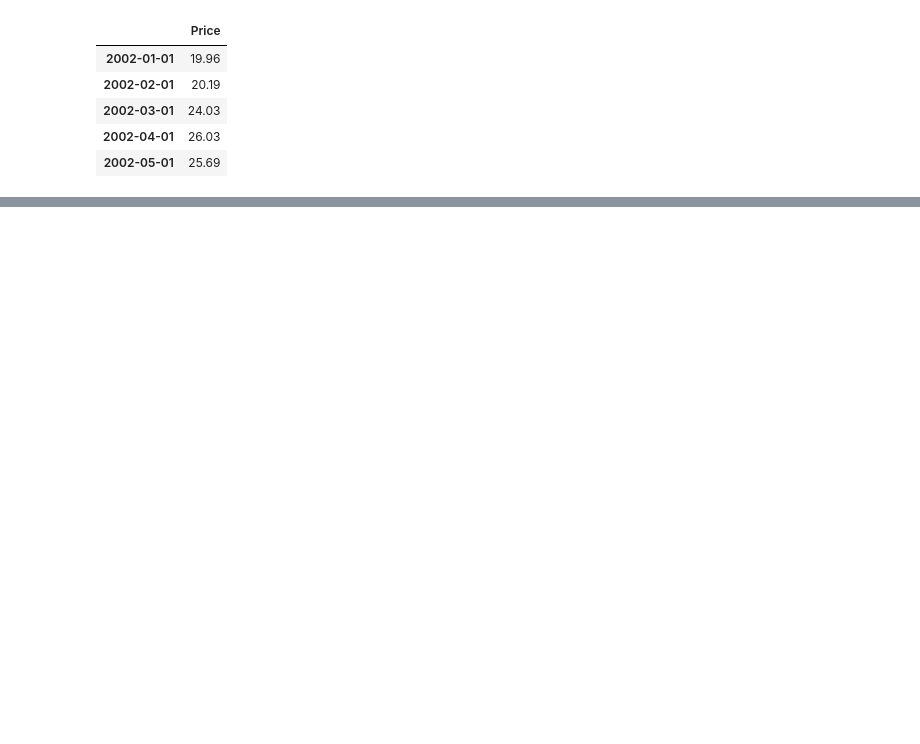
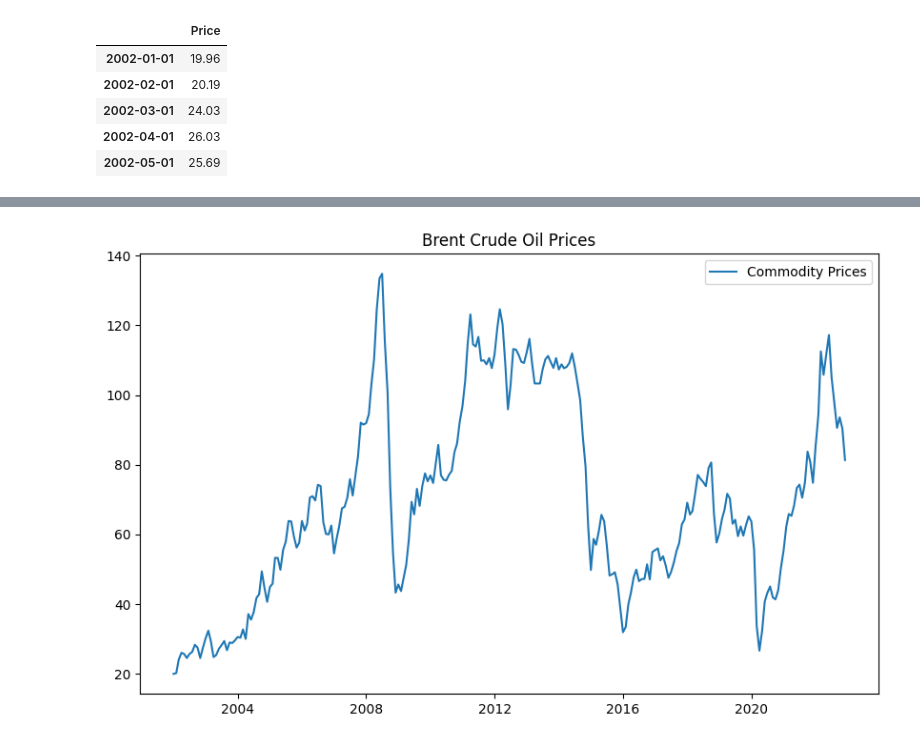
Before and after one commit to jnopareboateng/ml-library, a Jupyter notebook: crude-oil-forecast/prophet.ipynb, the cells around one changed output, grey strips where cells are left out. Drawn from its saved outputs; the diff is of its cells as text; code cells hidden in the pictures; blank space fills up the shorter version.

```diff
--- a/crude-oil-forecast/prophet.ipynb
+++ b/crude-oil-forecast/prophet.ipynb
@@ -20,3 +16,7 @@ data.head()
 | 2002-03-01 | 24.03 |
 | 2002-04-01 | 26.03 |
 | 2002-05-01 | 25.69 |
+# %%
+# reset index of data
+data = data.reset_index()
+data.head()
@@ -23,2 +30,2 @@ data.head()
 # %%
-train_data.columns = ['ds','y']
+data.columns = ['ds', 'y']
@@ -24,0 +59,9 @@ train_data.columns = ['ds','y']
+# %%
+# plot the data
+plt.figure(figsize=(10, 6))
+plt.plot(data.ds, data.y, label='Commodity Prices')
+plt.title('Brent Crude Oil Prices')
+plt.legend()
+plt.show()
+# %% [output]
+[figure, added]
```
Also changed, not shown: parts of 22 cells of this notebook, 1 other file.
